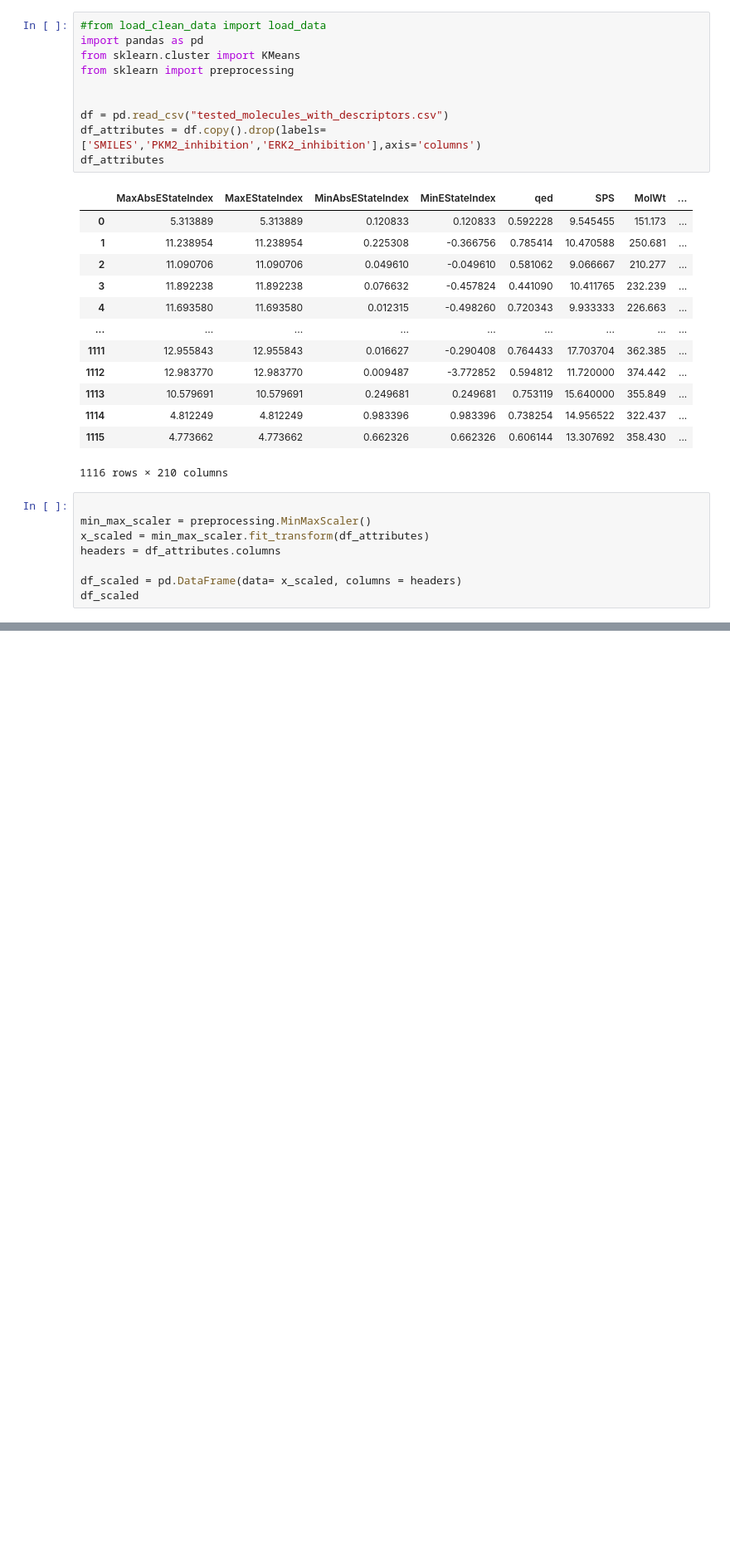
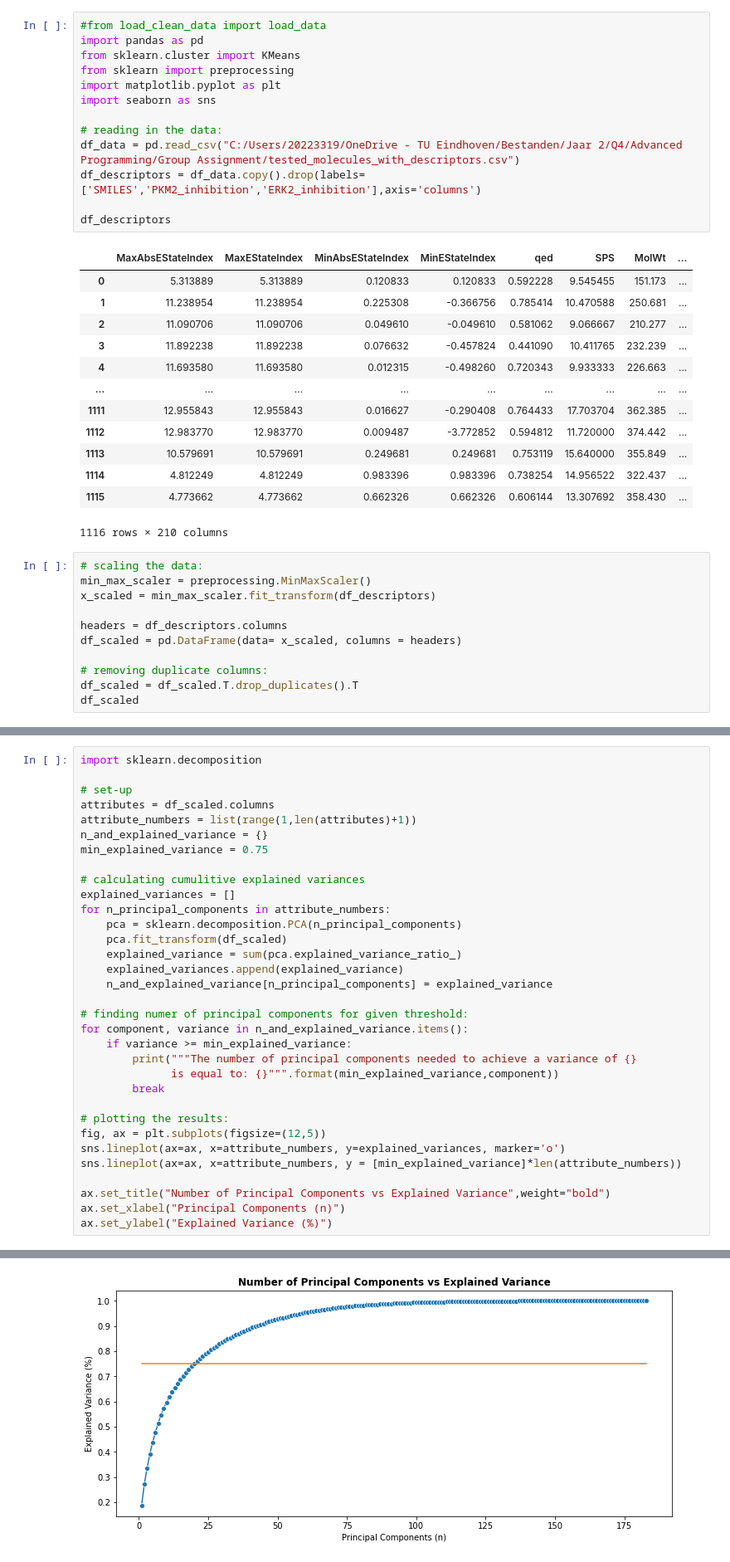
Before and after one commit to Tim0828/8CC00-groep-9, a Jupyter notebook: Clustering.ipynb, the cells around one changed output, grey strips where cells are left out. Shown at 83% size. Cells and saved outputs as stored; diff of their text form; blank space fills up the shorter version.

```diff
--- a/Clustering.ipynb
+++ b/Clustering.ipynb
@@ -3,11 +3,14 @@
 import pandas as pd
 from sklearn.cluster import KMeans
 from sklearn import preprocessing
+import matplotlib.pyplot as plt
+import seaborn as sns
 
+# reading in the data:
+df_data = pd.read_csv("C:/Users/20223319/OneDrive - TU Eindhoven/Bestanden/Jaar 2/Q4/Advanced Programming/Group Assignment/tested_molecules_with_descriptors.csv")
+df_descriptors = df_data.copy().drop(labels=['SMILES','PKM2_inhibition','ERK2_inhibition'],axis='columns')
 
-df = pd.read_csv("tested_molecules_with_descriptors.csv")
-df_attributes = df.copy().drop(labels=['SMILES','PKM2_inhibition','ERK2_inhibition'],axis='columns')
-df_attributes
+df_descriptors
 # %% [output]
 |  | MaxAbsEStateIndex | MaxEStateIndex | MinAbsEStateIndex | MinEStateIndex | qed | SPS | MolWt | ... |
 | 0 | 5.313889 | 5.313889 | 0.120833 | 0.120833 | 0.592228 | 9.545455 | 151.173 | ... |
@@ -23,10 +26,13 @@ df_attributes
 | 1115 | 4.773662 | 4.773662 | 0.662326 | 0.662326 | 0.606144 | 13.307692 | 358.430 | ... |
 1116 rows × 210 columns
 # %%
+# scaling the data:
+min_max_scaler = preprocessing.MinMaxScaler()
+x_scaled = min_max_scaler.fit_transform(df_descriptors)
 
-min_max_scaler = preprocessing.MinMaxScaler()
-x_scaled = min_max_scaler.fit_transform(df_attributes)
-headers = df_attributes.columns
+headers = df_descriptors.columns
+df_scaled = pd.DataFrame(data= x_scaled, columns = headers)
 
-df_scaled = pd.DataFrame(data= x_scaled, columns = headers)
+# removing duplicate columns:
+df_scaled = df_scaled.T.drop_duplicates().T
 df_scaled
@@ -32,0 +53,34 @@ df_scaled
+# %%
+import sklearn.decomposition
+
+# set-up
+attributes = df_scaled.columns
+attribute_numbers = list(range(1,len(attributes)+1))
+n_and_explained_variance = {}
+min_explained_variance = 0.75
+
+# calculating cumulitive explained variances
+explained_variances = []
+for n_principal_components in attribute_numbers:
+    pca = sklearn.decomposition.PCA(n_principal_components)
+    pca.fit_transform(df_scaled)
+    explained_variance = sum(pca.explained_variance_ratio_)
+    explained_variances.append(explained_variance)
+    n_and_explained_variance[n_principal_components] = explained_variance
+
+# finding numer of principal components for given threshold:
+for component, variance in n_and_explained_variance.items():
+    if variance >= min_explained_variance:
+        print("""The number of principal components needed to achieve a variance of {}
+              is equal to: {}""".format(min_explained_variance,component))
+        break
+
+# plotting the results:
+fig, ax = plt.subplots(figsize=(12,5))
+sns.lineplot(ax=ax, x=attribute_numbers, y=explained_variances, marker='o')
+sns.lineplot(ax=ax, x=attribute_numbers, y = [min_explained_variance]*len(attribute_numbers))
+
+ax.set_title("Number of Principal Components vs Explained Variance",weight="bold")
+ax.set_xlabel("Principal Components (n)")
+ax.set_ylabel("Explained Variance (%)")
+# %% [output]
@@ -32,0 +90 @@ df_scaled
+[figure, added]
```
Also changed, not shown: parts of 5 cells of this notebook.
